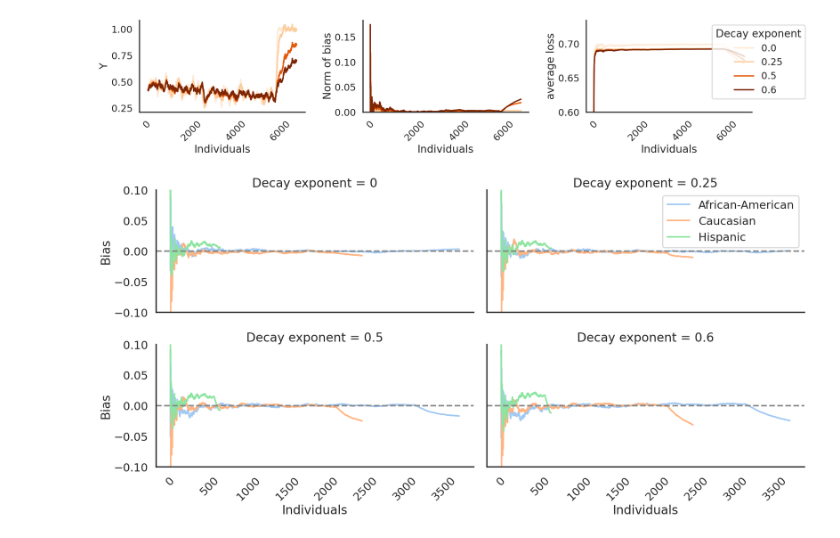
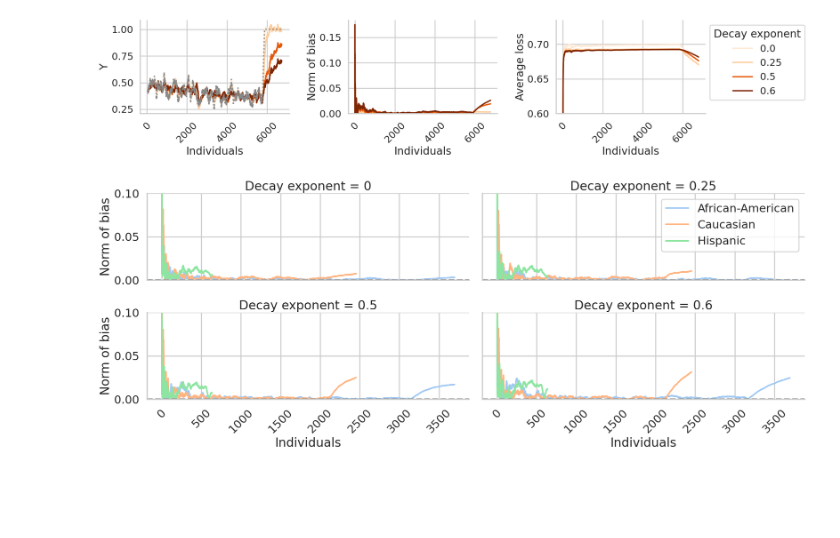
Before and after one commit to aangelopoulos/gradient-equilibrium, a Jupyter notebook: compas/debias_decaying.ipynb, the cells around one changed output. Saved outputs shown, nothing was run; the diff lists cells and outputs as text; code cells hidden in the pictures; blank space fills up the shorter version.

```diff
--- a/compas/debias_decaying.ipynb
+++ b/compas/debias_decaying.ipynb
@@ -121,7 +121,7 @@ os.makedirs('.cache/', exist_ok=True)
 combined_df.to_pickle('.cache/debias_decaying.pkl')
 # %%
 # Set styling
-sns.set_style("white")
+sns.set_style("whitegrid")
 sns.set_context("poster")
 sns.set_palette("pastel")
 
@@ -157,12 +157,12 @@ _lp = sns.lineplot(ax=axs[0], data=pred_df,
                   hue_order=alpha_values)
 
 # True values (plot these last so they appear on top)
-true_df = combined_df[combined_df.lr == 0].copy()
+true_df = combined_df[combined_df.alpha == 0].copy()
 true_df['y_rolling'] = true_df['y'].rolling(window=window_size, center=True).mean()
 sns.lineplot(ax=axs[0], data=true_df,
             x="count", y="y_rolling", color="#888888",
             estimator=None, n_boot=0, label="True Values",
-            zorder=10)  # Higher zorder ensures it's drawn on top
+            linestyle=":", zorder=10)  # Higher zorder ensures it's drawn on top
 
 axs[0].set_ylabel("Y")
 _lp.get_legend().remove()
@@ -182,9 +182,9 @@ _lp = sns.lineplot(ax=axs[2], data=combined_df, x="count",
                   y="average_loss", hue="alpha", palette=alpha_cmap,
                   estimator=None, n_boot=0,
                   hue_order=alpha_values)
-axs[2].set_ylabel("average loss")
+axs[2].set_ylabel("Average loss")
 axs[2].set_ylim([0.6,None])
-axs[2].legend(loc="upper right", bbox_to_anchor=(1.35,1), title='Decay exponent')
+axs[2].legend(loc="upper right", bbox_to_anchor=(1.7,1), title='Decay exponent')
 
 
 for ax in axs:
@@ -194,40 +194,40 @@ for ax in axs:
 sns.despine(top=True, right=True)
 plt.tight_layout()
 os.makedirs('plots/debias_decaying/', exist_ok=True)
-plt.savefig('plots/debias_decaying/series.pdf')
+plt.savefig('plots/debias_decaying/series.pdf', bbox_inches="tight")
 plt.show()
 
 # Plot 2: Bias Analysis (unchanged)
-fig, axs = plt.subplots(nrows=2, ncols=2, figsize=(20, 10),
+fig, axs = plt.subplots(nrows=2, ncols=2, figsize=(20, 8),
                        sharey=True, sharex=True)
 axs = axs.flatten()
 
 for i, alpha in enumerate(alphas):
     df_subset = combined_df[combined_df.alpha == alpha]
     for race_group in order:
         race_data = df_subset[df_subset.race == race_group]
         gradients = np.array(race_data.gradient.to_list())
         time = np.arange(len(gradients))+1
         average_gradient = gradients.cumsum(axis=0)/time[:,None]
 
-        sns.lineplot(ax=axs[i], x=time, y=average_gradient[:,0],
+        sns.lineplot(ax=axs[i], x=time, y=np.abs(average_gradient[:,0]),
                     label=race_group, estimator=None, n_boot=0)
         if (i != 1):
             axs[i].get_legend().remove()
 
     axs[i].axhline(y=0, color='#888888', linestyle='--')
     axs[i].set_title(f'Decay exponent = {alpha}')
     axs[i].set_xlabel("Individuals")
     if i % 2 == 0:
-        axs[i].set_ylabel("Bias")
+        axs[i].set_ylabel("Norm of bias")
     for tick in axs[i].get_xticklabels():
         tick.set_rotation(45)
 
-plt.ylim([-0.1, 0.1])
+plt.ylim([0, 0.1])
 sns.despine(top=True, right=True)
 plt.tight_layout()
 plt.savefig('plots/debias_decaying/bias.pdf')
 plt.show()
 # %% [output]
-[figure, old version]
+[figure, new version]
-[figure, old version]
+[figure, new version]
```
Also changed, not shown: 19 other files.
